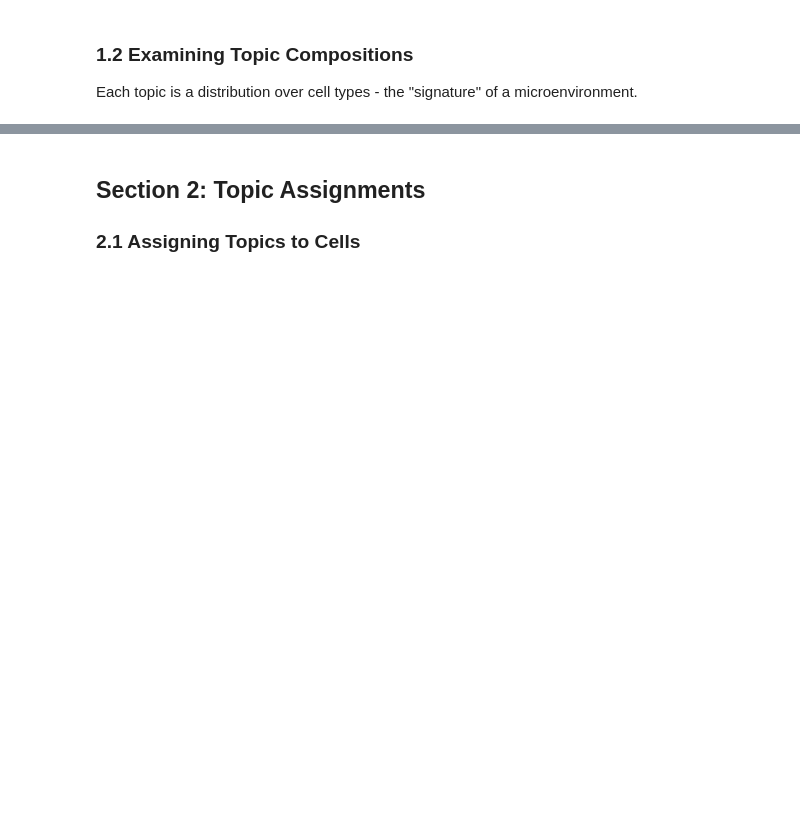
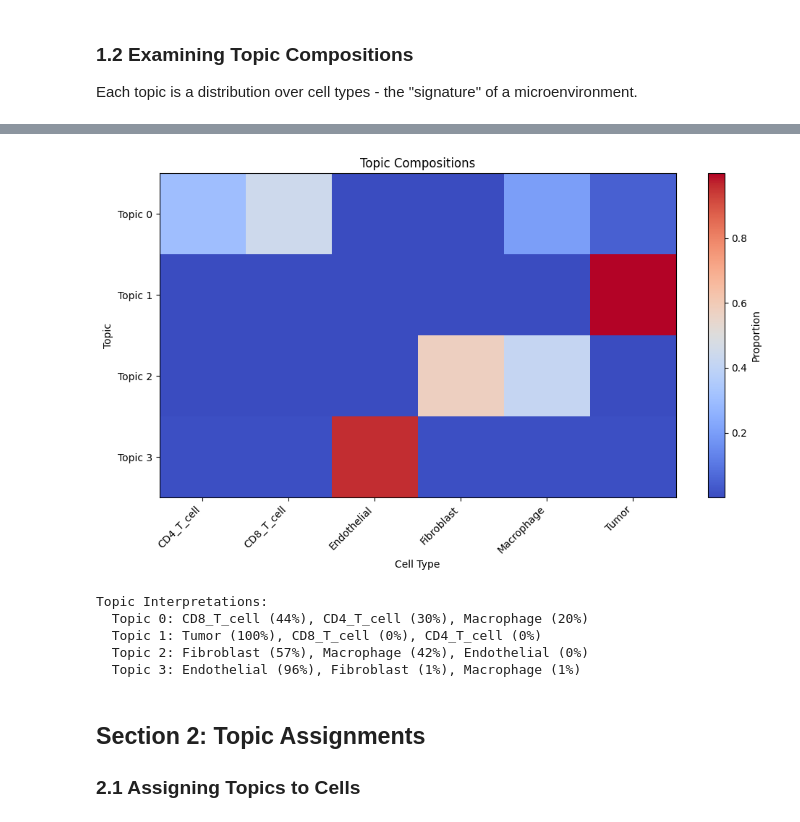
Before and after one commit to emcramer/spatialtissuepy, a Jupyter notebook: docs/tutorials/07_spatial_lda.ipynb, the cells around one changed output, grey strips where cells are left out. Drawn from its saved outputs; the diff is of its cells as text; code cells hidden in the pictures; blank space fills up the shorter version.

```diff
--- a/docs/tutorials/07_spatial_lda.ipynb
+++ b/docs/tutorials/07_spatial_lda.ipynb
@@ -137,17 +157,24 @@ print(topic_matrix.round(3))
 # %%
 # Visualize topic compositions
 fig, ax = plt.subplots(figsize=(10, 6))
-plot_topic_composition(model, ax=ax)
+plot_topic_composition(model, ax=ax, cmap='coolwarm')
 ax.set_title('Topic Compositions')
 plt.tight_layout()
 plt.show()
 
 # Interpret each topic
 print("\nTopic Interpretations:")
 for i in range(model.n_topics):
     top_types = topic_matrix.iloc[i].nlargest(3)
     interpretation = ", ".join([f"{ct} ({p:.0%})" for ct, p in top_types.items()])
     print(f"  Topic {i}: {interpretation}")
+# %% [output]
+[figure, added]
+Topic Interpretations:
+  Topic 0: CD8_T_cell (44%), CD4_T_cell (30%), Macrophage (20%)
+  Topic 1: Tumor (100%), CD8_T_cell (0%), CD4_T_cell (0%)
+  Topic 2: Fibroblast (57%), Macrophage (42%), Endothelial (0%)
+  Topic 3: Endothelial (96%), Fibroblast (1%), Macrophage (1%)
 # %% [markdown]
 ## Section 2: Topic Assignments
 
```
Also changed, not shown: parts of 19 cells of this notebook, 1 other file.
